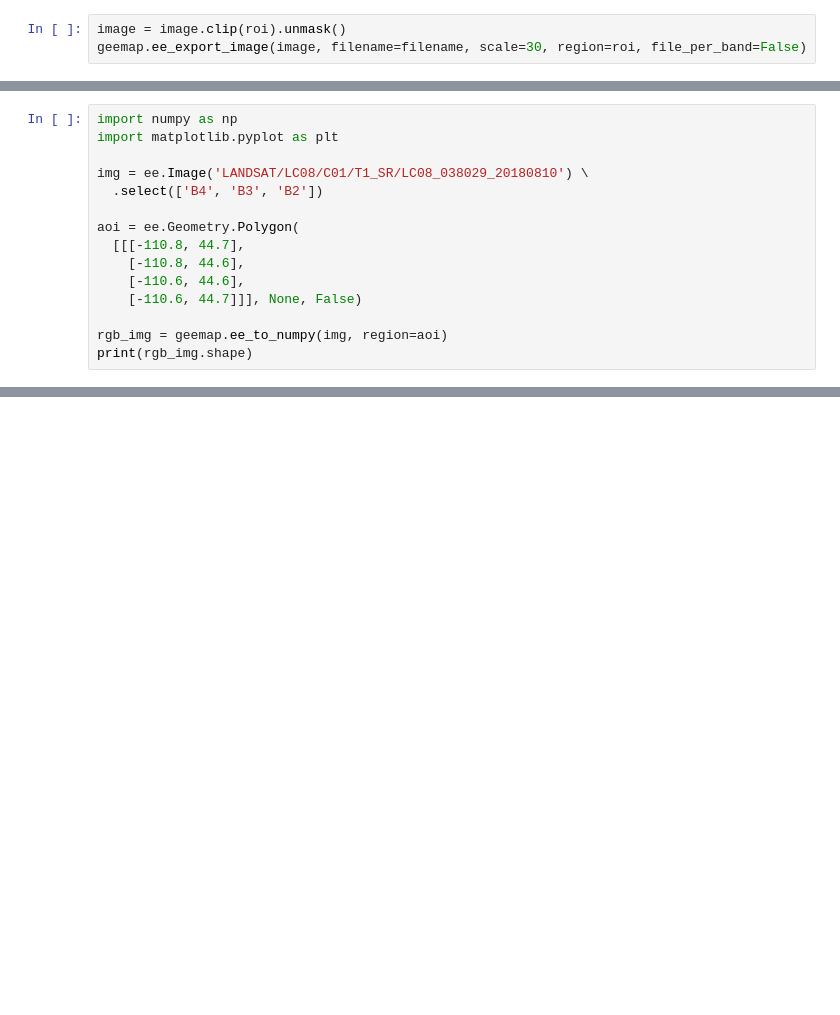
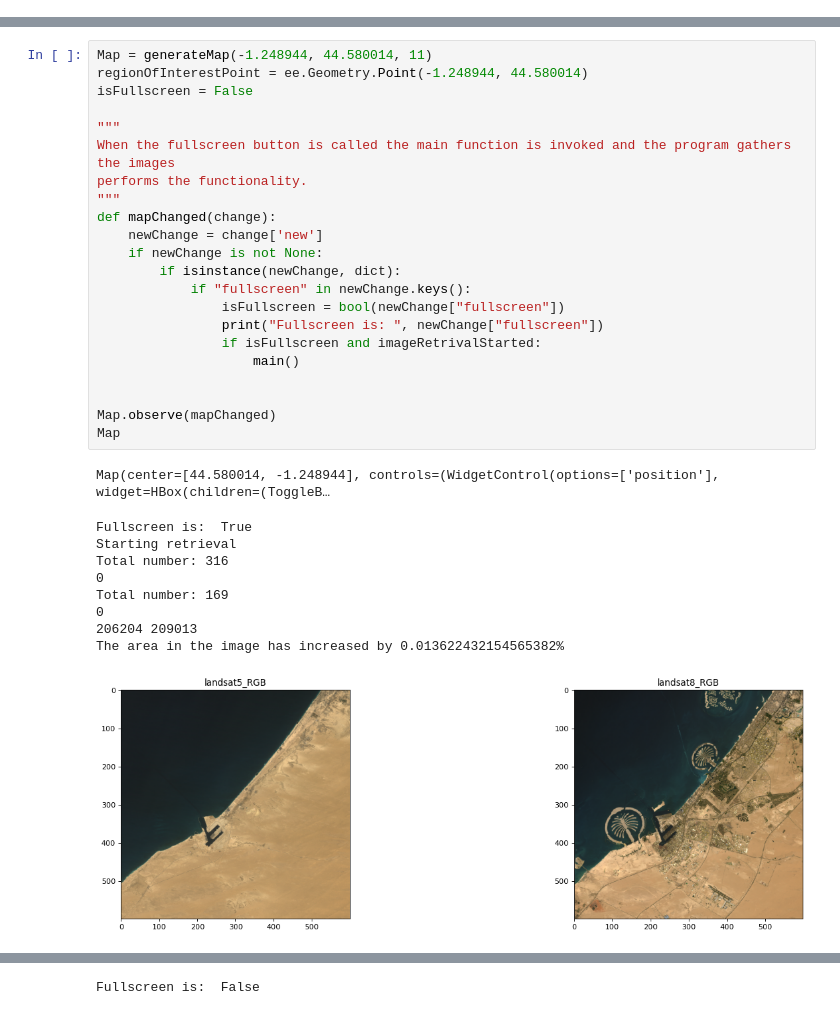
Before and after one commit to JonathanBarrett92/CoastlineChanges, a Jupyter notebook: CoastlineChanges.ipynb, the cells around one changed output, grey strips where cells are left out. Saved outputs shown, nothing was run; the diff lists cells and outputs as text; blank space fills up the shorter version.

```diff
--- a/CoastlineChanges.ipynb
+++ b/CoastlineChanges.ipynb
@@ -46,3 +0,0 @@ filename = os.path.join(out_dir, 'landsat.tif')
-# %%
-image = image.clip(roi).unmask()
-geemap.ee_export_image(image, filename=filename, scale=30, region=roi, file_per_band=False)
@@ -54,15 +0,0 @@ Please wait ...
-# %%
-import numpy as np
-import matplotlib.pyplot as plt
-
-img = ee.Image('LANDSAT/LC08/C01/T1_SR/LC08_038029_20180810') \
-  .select(['B4', 'B3', 'B2'])
-
-aoi = ee.Geometry.Polygon(
-  [[[-110.8, 44.7],
-    [-110.8, 44.6],
-    [-110.6, 44.6],
-    [-110.6, 44.7]]], None, False)
-
-rgb_img = geemap.ee_to_numpy(img, region=aoi)
-print(rgb_img.shape)
@@ -80,0 +547,33 @@ Map.remove_drawn_features()
+# %%
+Map = generateMap(-1.248944, 44.580014, 11)
+regionOfInterestPoint = ee.Geometry.Point(-1.248944, 44.580014)
+isFullscreen = False
+
+"""
+When the fullscreen button is called the main function is invoked and the program gathers the images
+performs the functionality.
+"""
+def mapChanged(change):
+    newChange = change['new']
+    if newChange is not None:
+        if isinstance(newChange, dict):
+            if "fullscreen" in newChange.keys():
+                isFullscreen = bool(newChange["fullscreen"])
+                print("Fullscreen is: ", newChange["fullscreen"])
+                if isFullscreen and imageRetrivalStarted:
+                    main()
+
+
+Map.observe(mapChanged)
+Map
+# %% [output]
+Map(center=[44.580014, -1.248944], controls=(WidgetControl(options=['position'], widget=HBox(children=(ToggleB…
+Fullscreen is:  True
+Starting retrieval
+Total number: 316
+0
+Total number: 169
+0
+206204 209013
+The area in the image has increased by 0.013622432154565382%
+[figure, added]
@@ -80,0 +585 @@ Map.remove_drawn_features()
+Fullscreen is:  False
```
Also changed, not shown: parts of 18 cells of this notebook, 16 other files.
